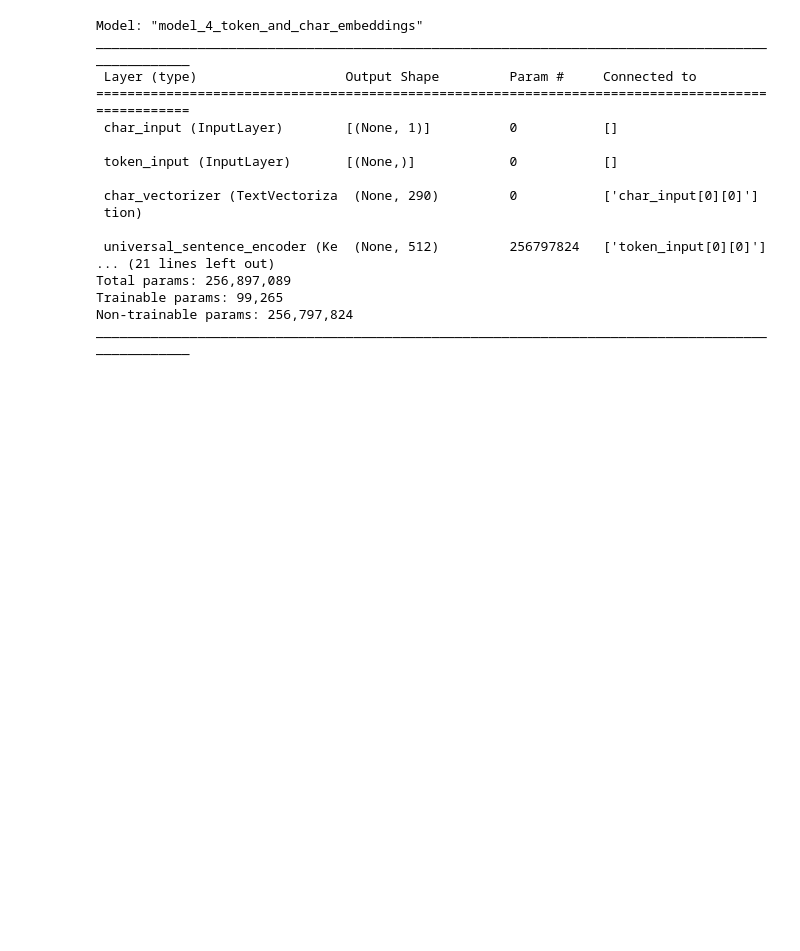
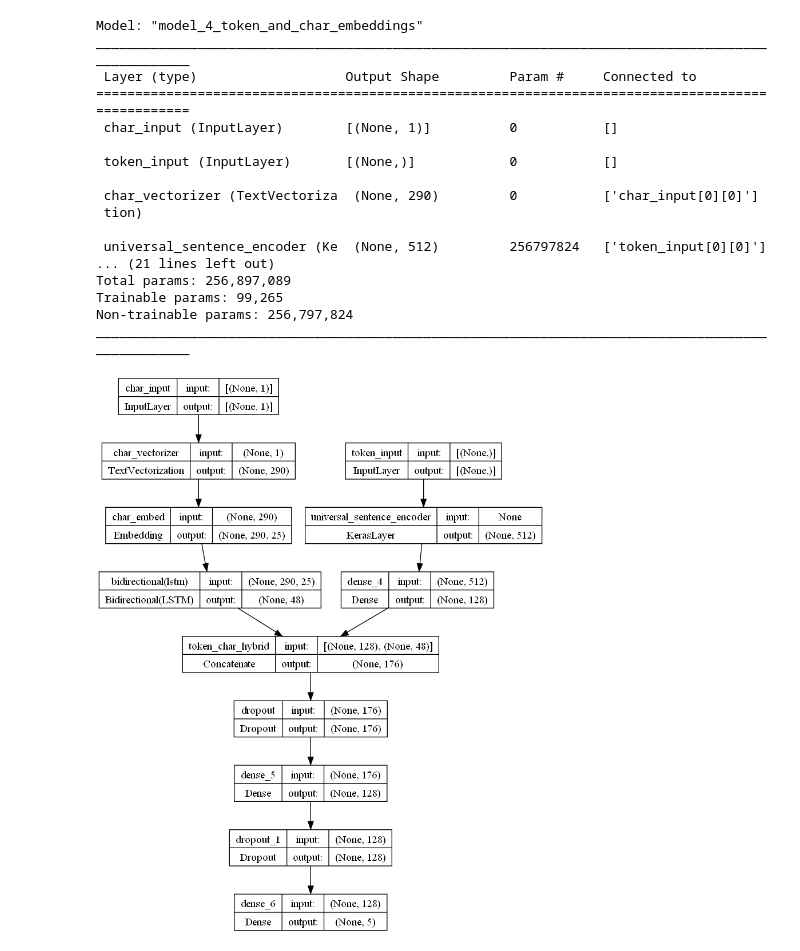
Before and after one commit to harshd23/Paper_Peek, a Jupyter notebook: Paper_Peek.ipynb, the cells around one changed output. Saved outputs shown, nothing was run; the diff lists cells and outputs as text; code cells hidden in the pictures; blank space fills up the shorter version.

Commit message:
Added: Plot & Visualize data input layers for Model_4

```diff
--- a/Paper_Peek.ipynb
+++ b/Paper_Peek.ipynb
@@ -1072,3 +1072,9 @@ Total params: 256,897,089
 Trainable params: 99,265
 Non-trainable params: 256,797,824
 __________________________________________________________________________________________________
+# %%
+# Plot hybrid token and character model
+from keras.utils import plot_model
+plot_model(model_4, show_shapes=True)
+# %% [output]
+[figure, added]
```
Also changed, not shown: parts of 1 cell of this notebook.
